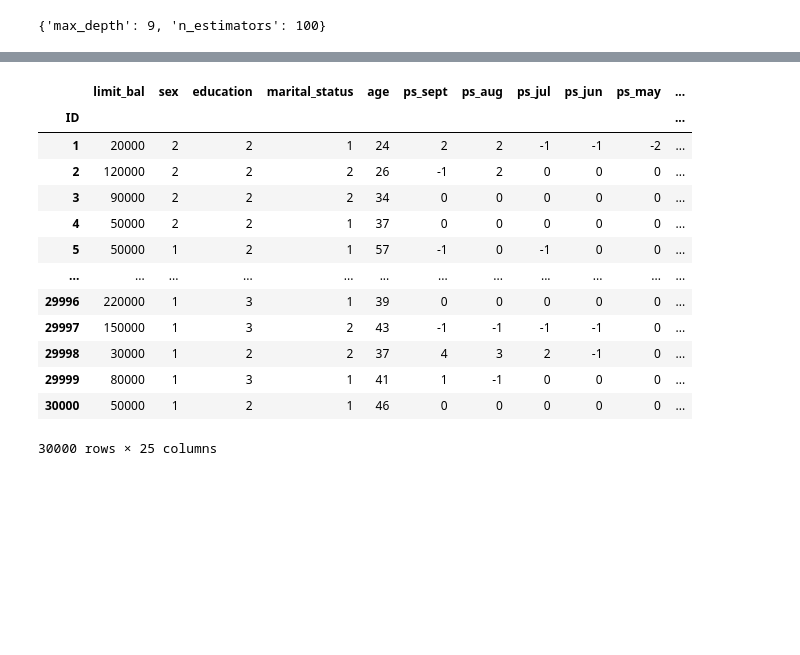
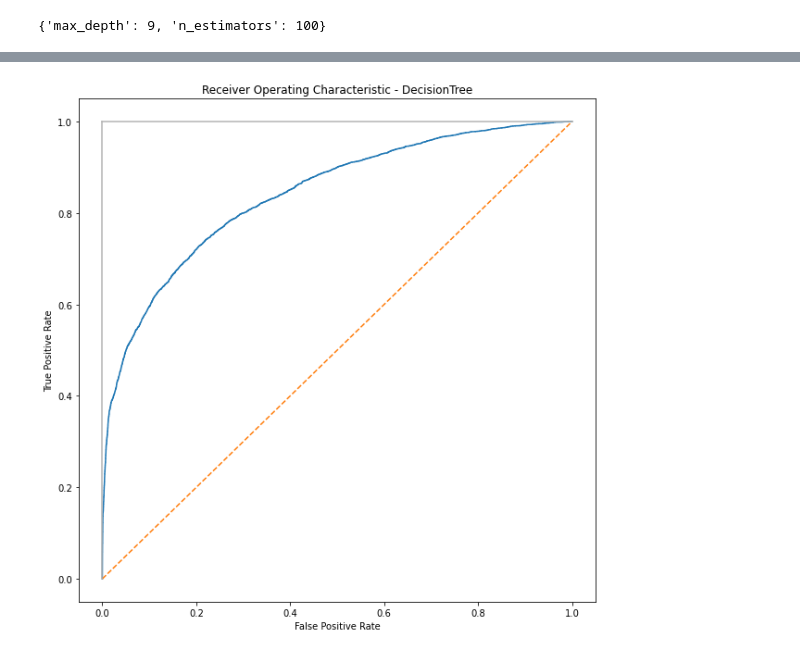
Before and after one commit to shreesha2304/Credit-Card-Default-Prediction, a Jupyter notebook: Credit_Card_Default_Prediction_Capstone_Project.ipynb, the cells around one changed output, grey strips where cells are left out. Drawn from its saved outputs; the diff is of its cells as text; code cells hidden in the pictures; blank space fills up the shorter version.

```diff
--- a/Credit_Card_Default_Prediction_Capstone_Project.ipynb
+++ b/Credit_Card_Default_Prediction_Capstone_Project.ipynb
@@ -706,17 +787,0 @@ ax.yaxis.set_ticklabels(labels)
-# %%
-df
-# %% [output]
-|  | limit_bal | sex | education | marital_status | age | ps_sept | ps_aug | ps_jul | ps_jun | ps_may | ... |
-| ID |  |  |  |  |  |  |  |  |  |  | ... |
-| 1 | 20000 | 2 | 2 | 1 | 24 | 2 | 2 | -1 | -1 | -2 | ... |
-| 2 | 120000 | 2 | 2 | 2 | 26 | -1 | 2 | 0 | 0 | 0 | ... |
-| 3 | 90000 | 2 | 2 | 2 | 34 | 0 | 0 | 0 | 0 | 0 | ... |
-| 4 | 50000 | 2 | 2 | 1 | 37 | 0 | 0 | 0 | 0 | 0 | ... |
-| 5 | 50000 | 1 | 2 | 1 | 57 | -1 | 0 | -1 | 0 | 0 | ... |
-| ... | ... | ... | ... | ... | ... | ... | ... | ... | ... | ... | ... |
-| 29996 | 220000 | 1 | 3 | 1 | 39 | 0 | 0 | 0 | 0 | 0 | ... |
-| 29997 | 150000 | 1 | 3 | 2 | 43 | -1 | -1 | -1 | -1 | 0 | ... |
-| 29998 | 30000 | 1 | 2 | 2 | 37 | 4 | 3 | 2 | -1 | 0 | ... |
-| 29999 | 80000 | 1 | 3 | 1 | 41 | 1 | -1 | 0 | 0 | 0 | ... |
-| 30000 | 50000 | 1 | 2 | 1 | 46 | 0 | 0 | 0 | 0 | 0 | ... |
-30000 rows × 25 columns
@@ -728,0 +791,11 @@ num_columns=numerical_features.columns.to_list()
+# %%
+  plt.subplots(1, figsize=(10,10))
+  plt.title('Receiver Operating Characteristic - DecisionTree')
+  plt.plot(false_positive_rate1, true_positive_rate1)
+  plt.plot([0, 1], ls="--")
+  plt.plot([0, 0], [1, 0] , c=".7"), plt.plot([1, 1] , c=".7")
+  plt.ylabel('True Positive Rate')
+  plt.xlabel('False Positive Rate')
+  plt.show()
+# %% [output]
+[figure, added]
```
Also changed, not shown: parts of 46 cells of this notebook.
